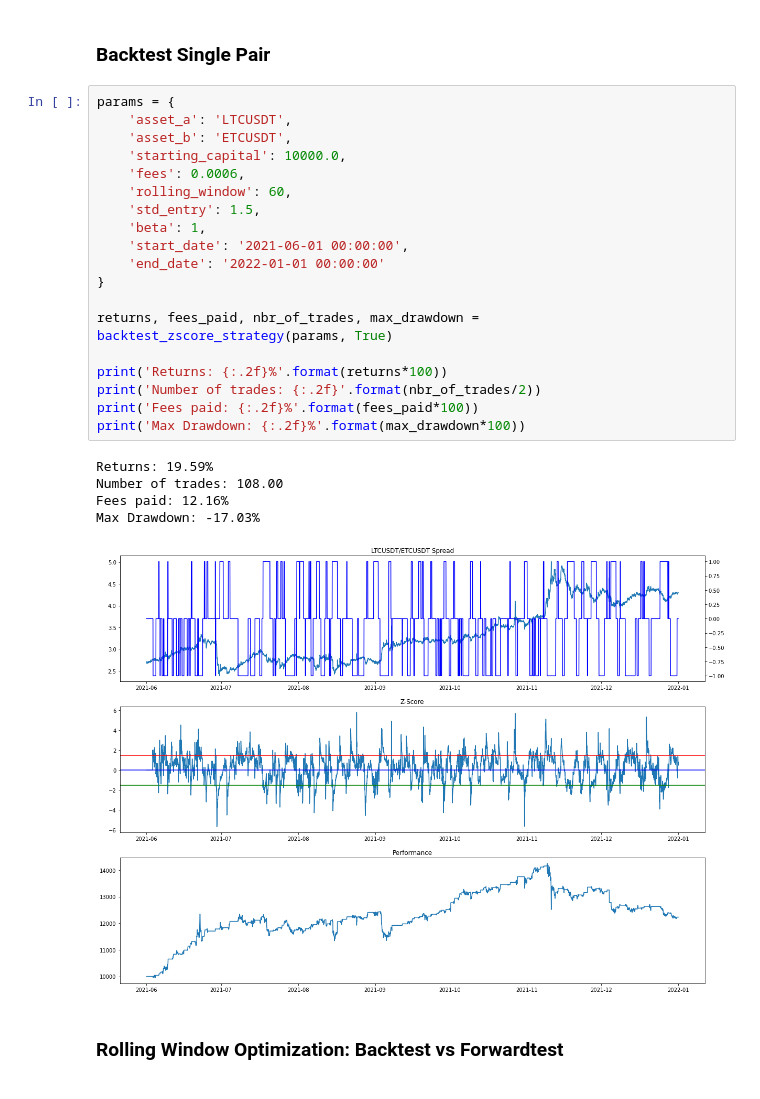
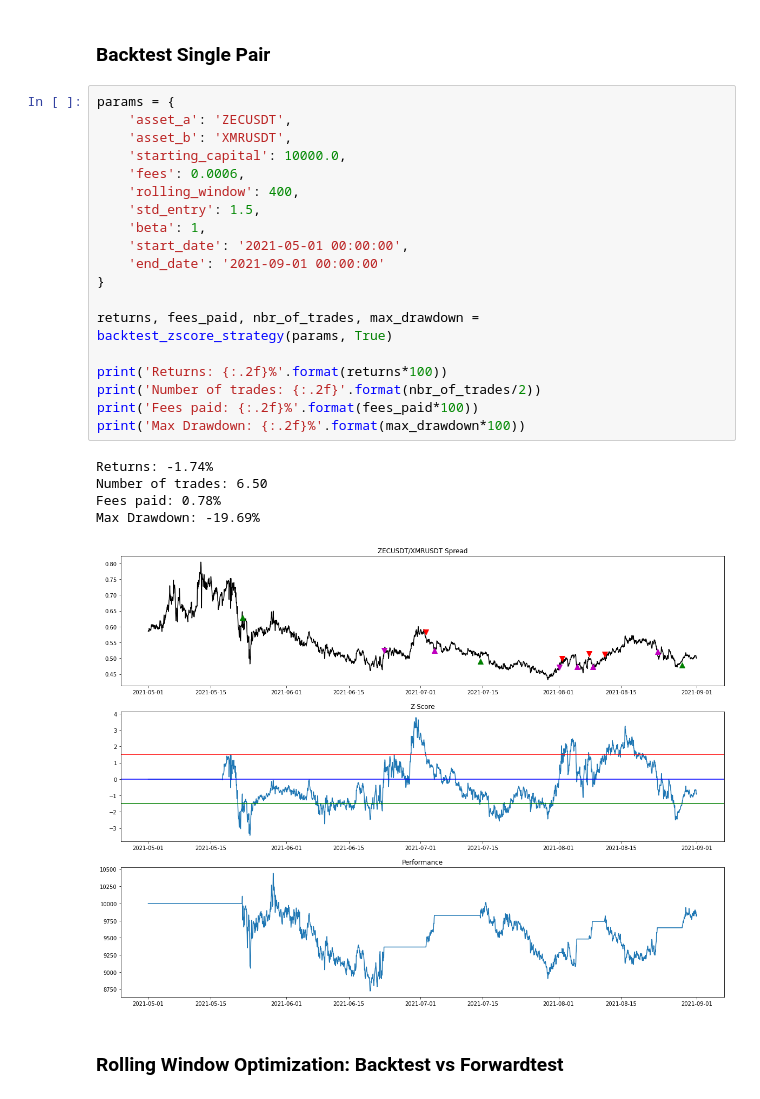
Before and after one commit to walidarbtg/cointegration, a Jupyter notebook: Z-Score Optimal Lookback Window.ipynb, the cells around one changed output. Drawn from its saved outputs; the diff is of its cells as text.

```diff
--- a/Z-Score Optimal Lookback Window.ipynb
+++ b/Z-Score Optimal Lookback Window.ipynb
@@ -188,29 +222,29 @@ def backtest_zscore_strategy(params, visualize=True):
 ### Backtest Single Pair
 # %%
 params = {
-    'asset_a': 'LTCUSDT',
-    'asset_b': 'ETCUSDT',
+    'asset_a': 'ZECUSDT',
+    'asset_b': 'XMRUSDT',
     'starting_capital': 10000.0,
     'fees': 0.0006,
-    'rolling_window': 60,
+    'rolling_window': 400,
     'std_entry': 1.5,
     'beta': 1,
-    'start_date': '2021-06-01 00:00:00',
-    'end_date': '2022-01-01 00:00:00'
+    'start_date': '2021-05-01 00:00:00',
+    'end_date': '2021-09-01 00:00:00'
 }
 
 returns, fees_paid, nbr_of_trades, max_drawdown = backtest_zscore_strategy(params, True)
 
 print('Returns: {:.2f}%'.format(returns*100))
 print('Number of trades: {:.2f}'.format(nbr_of_trades/2))
 print('Fees paid: {:.2f}%'.format(fees_paid*100))
 print('Max Drawdown: {:.2f}%'.format(max_drawdown*100))
 # %% [output]
-Returns: 19.59%
-Number of trades: 108.00
-Fees paid: 12.16%
-Max Drawdown: -17.03%
+Returns: -1.74%
+Number of trades: 6.50
+Fees paid: 0.78%
+Max Drawdown: -19.69%
-[figure, old version]
+[figure, new version]
 # %% [markdown]
 ### Rolling Window Optimization: Backtest vs Forwardtest
 # %%
```
Also changed, not shown: parts of 4 cells of this notebook.
